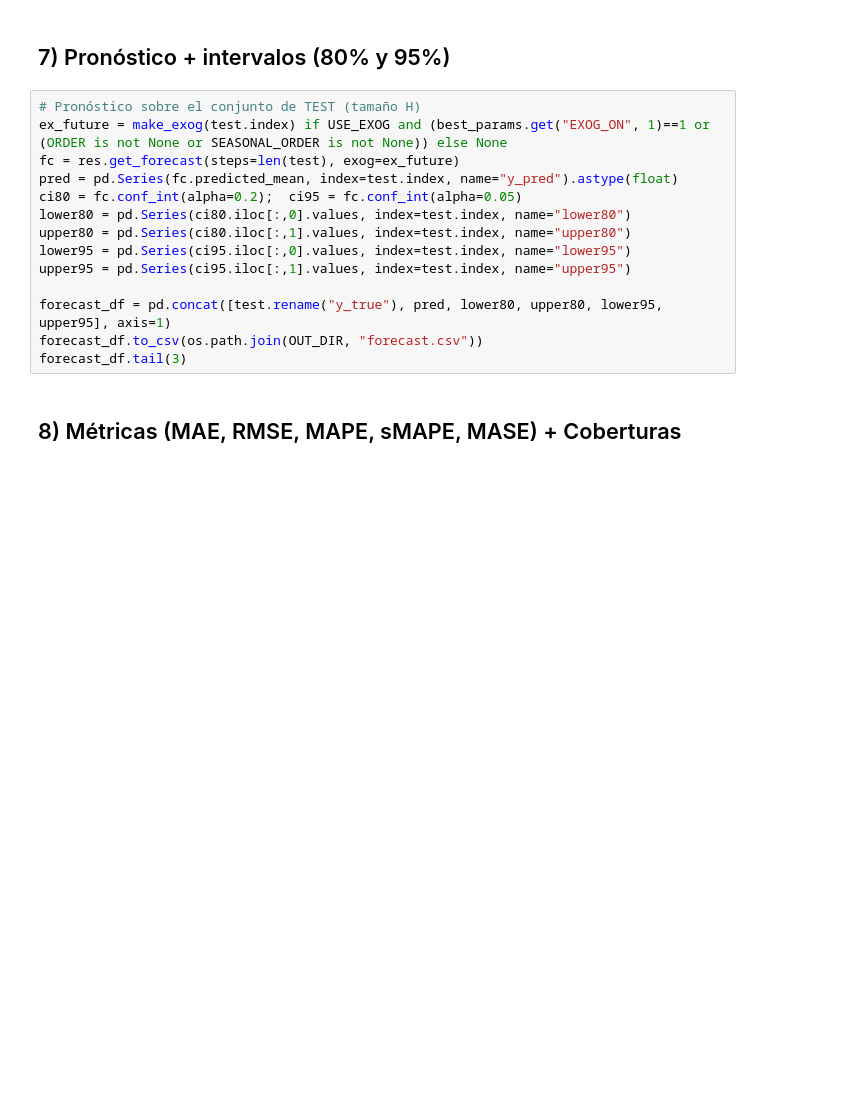
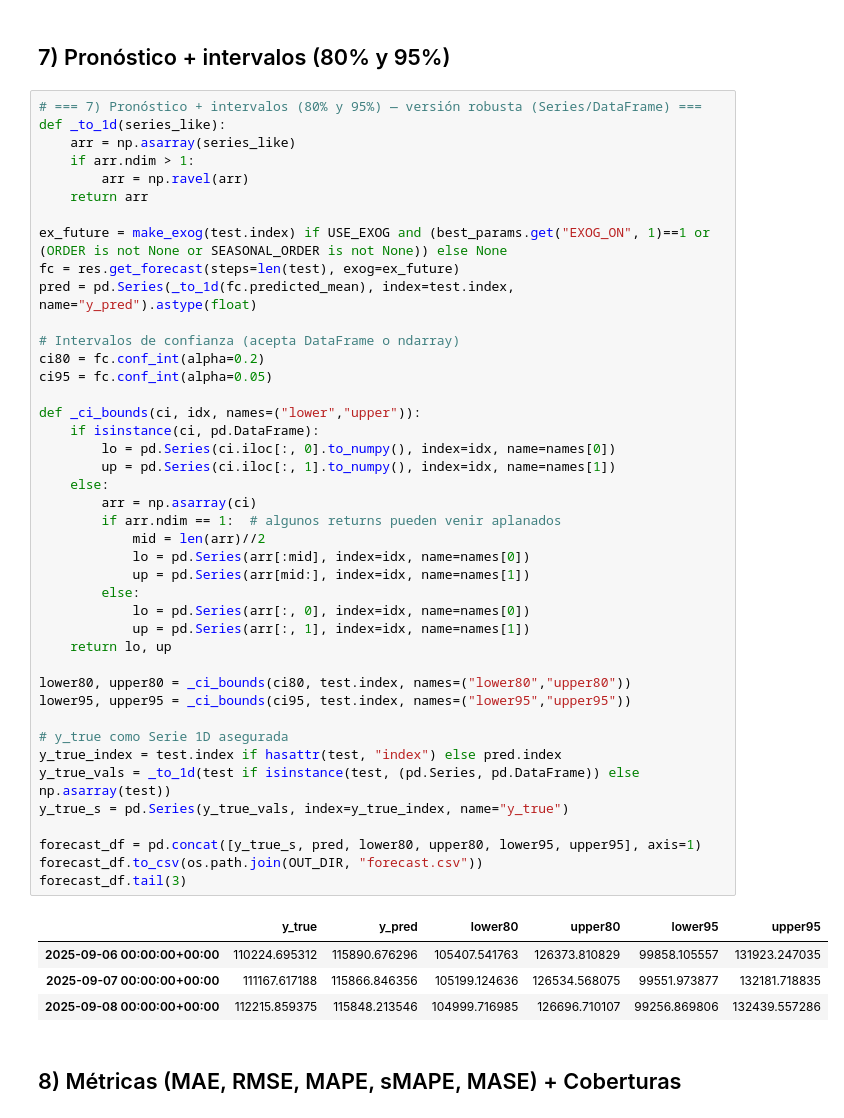
Before and after one commit to Hibra999/FORECASTING, a Jupyter notebook: sarimax_optuna_yahoo_windowed.ipynb, the cells around one changed output. Cells and saved outputs as stored; diff of their text form; blank space fills up the shorter version.

```diff
--- a/sarimax_optuna_yahoo_windowed.ipynb
+++ b/sarimax_optuna_yahoo_windowed.ipynb
@@ -430,19 +596,52 @@ print("AIC:", res.aic, "BIC:", res.bic)
 # %% [markdown]
 ## 7) Pronóstico + intervalos (80% y 95%)
-# %%
-# Pronóstico sobre el conjunto de TEST (tamaño H)
-ex_future = make_exog(test.index) if USE_EXOG and (best_params.get("EXOG_ON", 1)==1 or (ORDER is not None or SEASONAL_ORDER is not None)) else None
-fc = res.get_forecast(steps=len(test), exog=ex_future)
-pred = pd.Series(fc.predicted_mean, index=test.index, name="y_pred").astype(float)
-ci80 = fc.conf_int(alpha=0.2);  ci95 = fc.conf_int(alpha=0.05)
-lower80 = pd.Series(ci80.iloc[:,0].values, index=test.index, name="lower80")
-upper80 = pd.Series(ci80.iloc[:,1].values, index=test.index, name="upper80")
-lower95 = pd.Series(ci95.iloc[:,0].values, index=test.index, name="lower95")
-upper95 = pd.Series(ci95.iloc[:,1].values, index=test.index, name="upper95")
-
-forecast_df = pd.concat([test.rename("y_true"), pred, lower80, upper80, lower95, upper95], axis=1)
-forecast_df.to_csv(os.path.join(OUT_DIR, "forecast.csv"))
-forecast_df.tail(3)
+# %%
+# === 7) Pronóstico + intervalos (80% y 95%) — versión robusta (Series/DataFrame) ===
+def _to_1d(series_like):
+    arr = np.asarray(series_like)
+    if arr.ndim > 1:
+        arr = np.ravel(arr)
+    return arr
+
+ex_future = make_exog(test.index) if USE_EXOG and (best_params.get("EXOG_ON", 1)==1 or (ORDER is not None or SEASONAL_ORDER is not None)) else None
+fc = res.get_forecast(steps=len(test), exog=ex_future)
+pred = pd.Series(_to_1d(fc.predicted_mean), index=test.index, name="y_pred").astype(float)
+
+# Intervalos de confianza (acepta DataFrame o ndarray)
+ci80 = fc.conf_int(alpha=0.2)
+ci95 = fc.conf_int(alpha=0.05)
+
+def _ci_bounds(ci, idx, names=("lower","upper")):
+    if isinstance(ci, pd.DataFrame):
+        lo = pd.Series(ci.iloc[:, 0].to_numpy(), index=idx, name=names[0])
+        up = pd.Series(ci.iloc[:, 1].to_numpy(), index=idx, name=names[1])
+    else:
+        arr = np.asarray(ci)
+        if arr.ndim == 1:  # algunos returns pueden venir aplanados
+            mid = len(arr)//2
+            lo = pd.Series(arr[:mid], index=idx, name=names[0])
+            up = pd.Series(arr[mid:], index=idx, name=names[1])
+        else:
+            lo = pd.Series(arr[:, 0], index=idx, name=names[0])
+            up = pd.Series(arr[:, 1], index=idx, name=names[1])
+    return lo, up
+
+lower80, upper80 = _ci_bounds(ci80, test.index, names=("lower80","upper80"))
+lower95, upper95 = _ci_bounds(ci95, test.index, names=("lower95","upper95"))
+
+# y_true como Serie 1D asegurada
+y_true_index = test.index if hasattr(test, "index") else pred.index
+y_true_vals = _to_1d(test if isinstance(test, (pd.Series, pd.DataFrame)) else np.asarray(test))
+y_true_s = pd.Series(y_true_vals, index=y_true_index, name="y_true")
+
+forecast_df = pd.concat([y_true_s, pred, lower80, upper80, lower95, upper95], axis=1)
+forecast_df.to_csv(os.path.join(OUT_DIR, "forecast.csv"))
+forecast_df.tail(3)
+# %% [output]
+|  | y_true | y_pred | lower80 | upper80 | lower95 | upper95 |
+| 2025-09-06 00:00:00+00:00 | 110224.695312 | 115890.676296 | 105407.541763 | 126373.810829 | 99858.105557 | 131923.247035 |
+| 2025-09-07 00:00:00+00:00 | 111167.617188 | 115866.846356 | 105199.124636 | 126534.568075 | 99551.973877 | 132181.718835 |
+| 2025-09-08 00:00:00+00:00 | 112215.859375 | 115848.213546 | 104999.716985 | 126696.710107 | 99256.869806 | 132439.557286 |
 # %% [markdown]
 ## 8) Métricas (MAE, RMSE, MAPE, sMAPE, MASE) + Coberturas
 # %%
```
Also changed, not shown: parts of 11 cells of this notebook, 3 other files.
